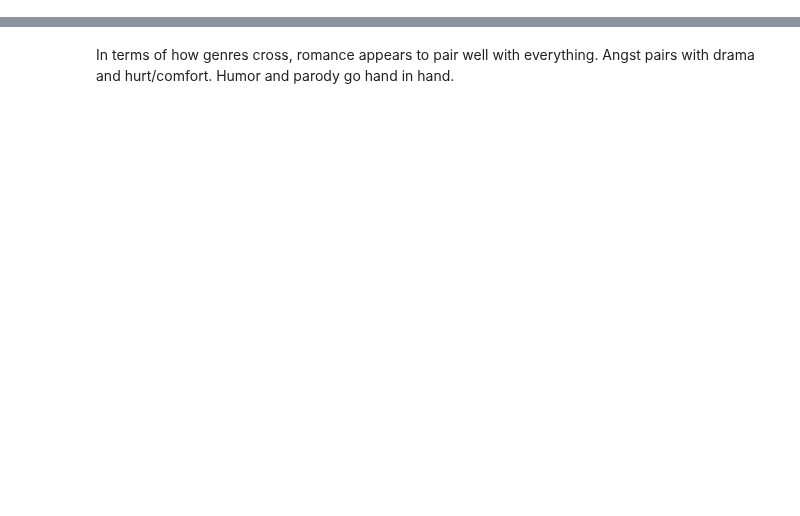
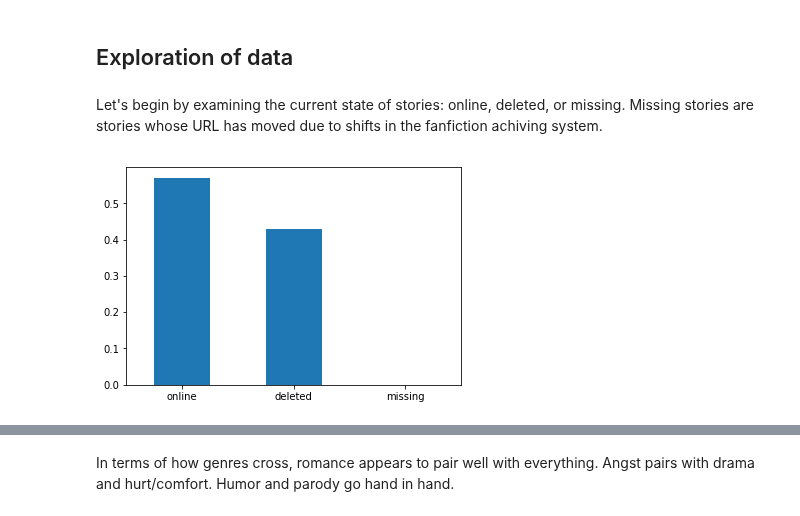
Before and after one commit to lily-tian/fanfictionstatistics, a Jupyter notebook: story_analysis.ipynb, the cells around one changed output, grey strips where cells are left out. Saved outputs shown, nothing was run; the diff lists cells and outputs as text; code cells hidden in the pictures; blank space fills up the shorter version.

```diff
--- a/story_analysis.ipynb
+++ b/story_analysis.ipynb
@@ -84,0 +44,14 @@ plt.show()
+# %% [markdown]
+## Exploration of data
+# %% [markdown]
+Let's begin by examining the current state of stories: online, deleted, or missing. Missing stories are stories whose URL has moved due to shifts in the fanfiction achiving system.
+# %%
+# examines state of stories
+state = df['state'].value_counts()
+
+# plots chart
+(state/np.sum(state)).plot.bar()
+plt.xticks(rotation=0)
+plt.show()
+# %% [output]
+[figure, added]
```
Also changed, not shown: parts of 36 cells of this notebook, 6 other files.
